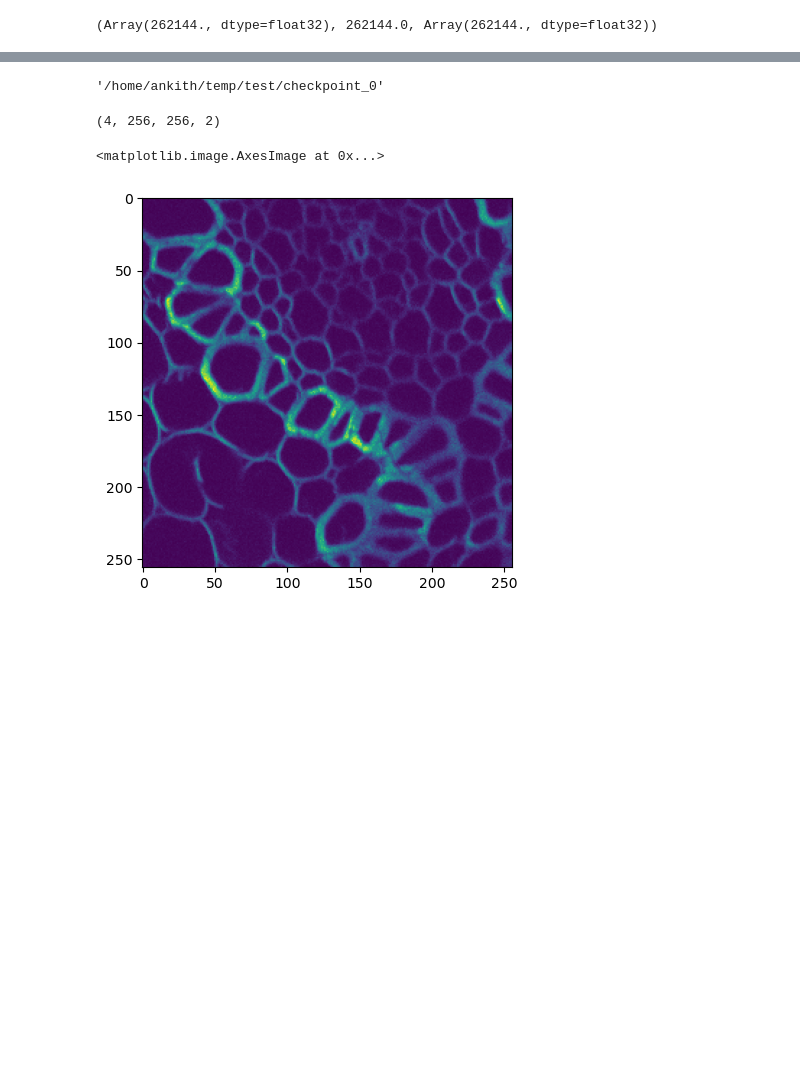
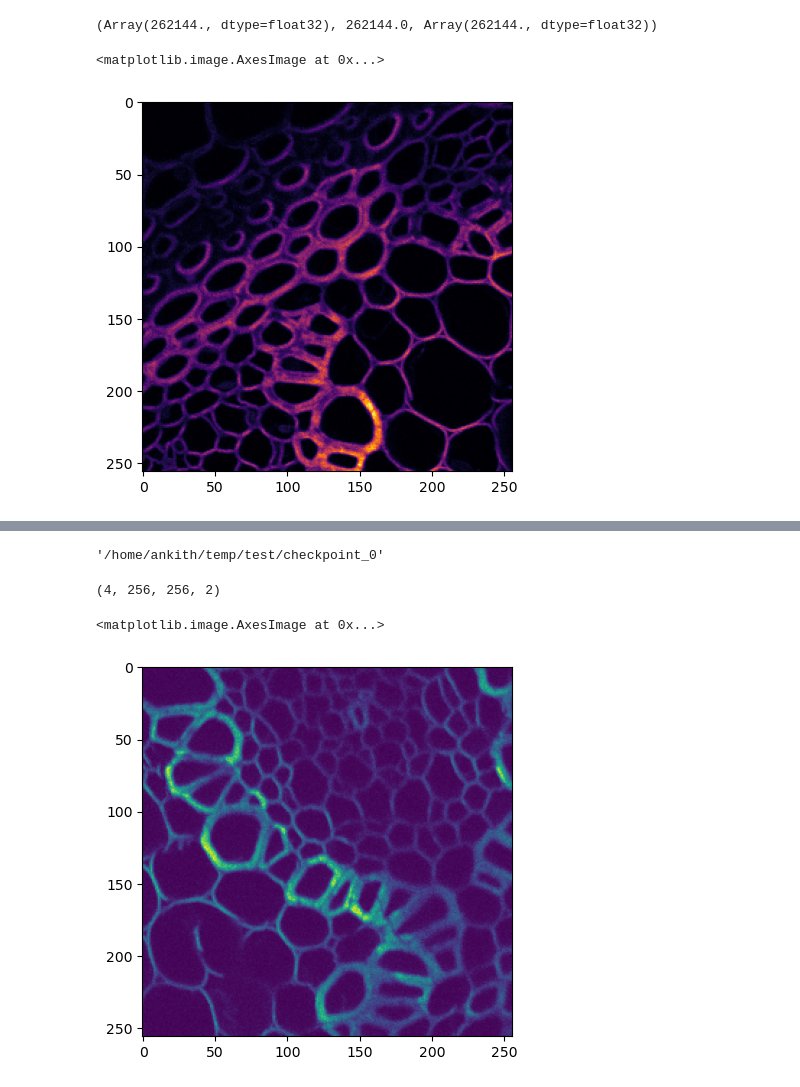
Before and after one commit to ankithsavio/msc-project, a Jupyter notebook: GAP-JAX/examples-jax/test-jax.ipynb, the cells around one changed output, grey strips where cells are left out. Drawn from its saved outputs; the diff is of its cells as text; code cells hidden in the pictures; blank space fills up the shorter version.

```diff
--- a/GAP-JAX/examples-jax/test-jax.ipynb
+++ b/GAP-JAX/examples-jax/test-jax.ipynb
@@ -238,3 +246,10 @@ out.min(), inp.min(), gt.min(), out.max(), inp.max(), gt.max()
 out.sum(), inp.sum(), (inp.sum() * out/out.sum()).sum()
 # %% [output]
 (Array(262144., dtype=float32), 262144.0, Array(262144., dtype=float32))
+# %%
+img = next(iter(train_loader))[-1:,:,:,:]
+img.shape
+plt.imshow(img[0, :,:, 0], 'inferno')
+# %% [output]
+<matplotlib.image.AxesImage at 0x...>
+[figure, added]
```
Also changed, not shown: parts of 10 cells of this notebook, 1 other file.
